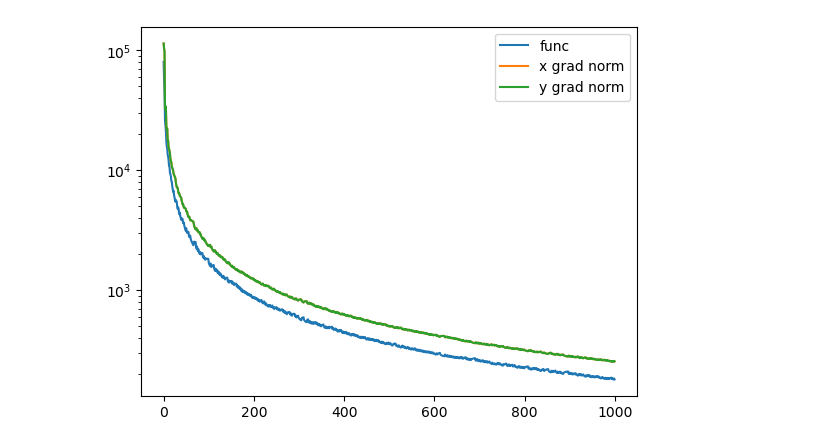
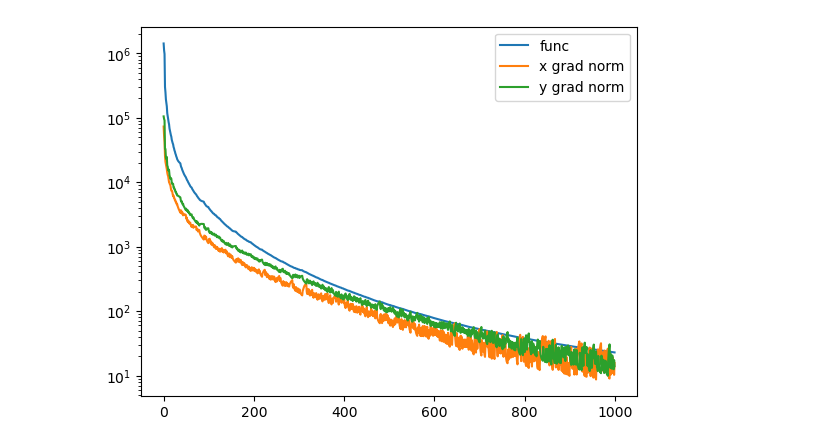
Before and after one commit to Lareton/transport_network_optimization, a Jupyter notebook: sample.ipynb, the cells around one changed output. Saved outputs shown, nothing was run; the diff lists cells and outputs as text; code cells hidden in the pictures.

Commit message:
Beta updated -> test func value betteer

```diff
--- a/sample.ipynb
+++ b/sample.ipynb
@@ -82,7 +82,7 @@ def ACRCD(x_0, y_0, K):
     q_cur_y = y_0
 
     L_x = L_y = 5000
-    beta = 2
+    beta = 1/2
 
 
     n_ =  L_x ** beta + L_y ** beta
@@ -125,33 +125,33 @@ def ACRCD(x_0, y_0, K):
             z_upd_y = z_cur_y - (1/L_y)*alpha*n_*grad_y
             z_upd_x = z_cur_x
 
 
 
         x_list.append(x_upd)
         y_list.append(y_upd)
 
         x_cur = x_upd
         y_cur = y_upd
 
         z_cur_x = z_upd_x
         z_cur_y = z_upd_y
 
         q_cur_x = q_upd_x
         q_cur_y = q_upd_y
 
 
     return x_list, y_list
 
 
 x_list_ACRCD, y_list_ACRCD = ACRCD(torch.rand(1000), torch.rand(2000, requires_grad=True), 1000)
 
 # plt.plot(torch.log(torch.tensor(history)))
 
-plt.plot(torch.tensor(grad_x_norms), label='func')
-plt.plot(torch.tensor(grad_y_norms), label='x grad norm')
+plt.plot(torch.tensor(history), label='func')
+plt.plot(torch.tensor(grad_x_norms), label='x grad norm')
 plt.plot(torch.tensor(grad_y_norms), label='y grad norm')
 plt.yscale("log")
 plt.legend()
 plt.show()
 # %% [output]
-[figure, old version]
+[figure, new version]
```
Also changed, not shown: parts of 1 cell of this notebook.
